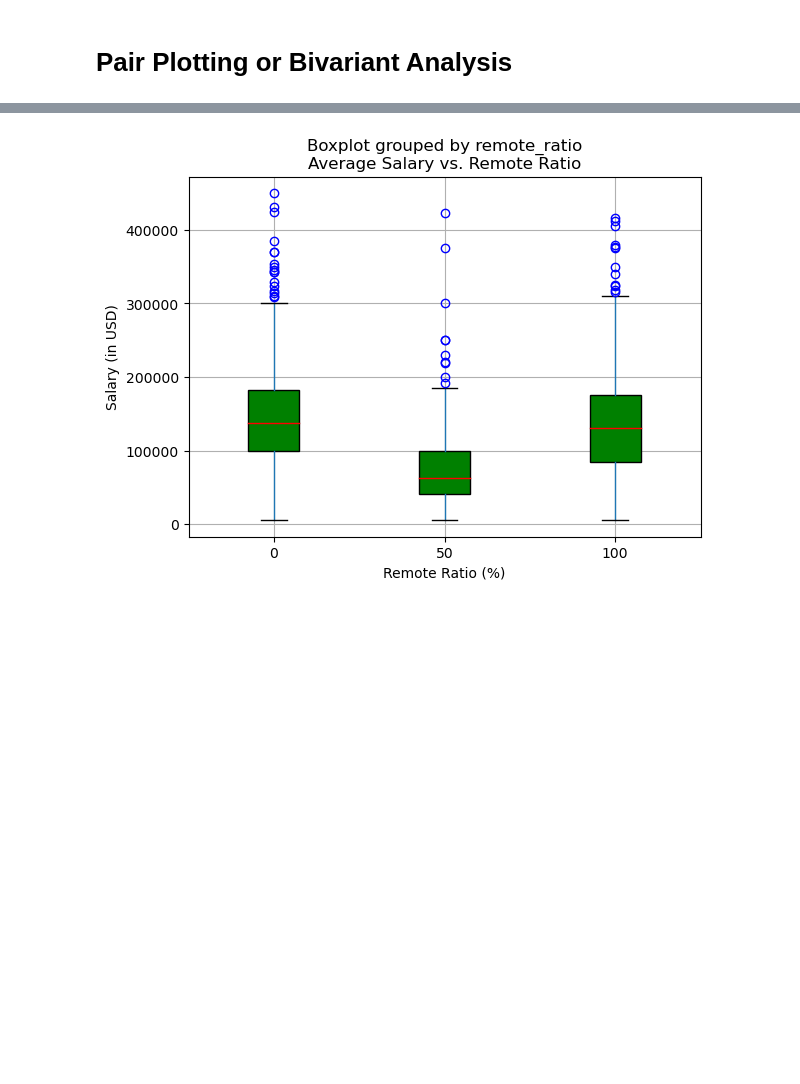
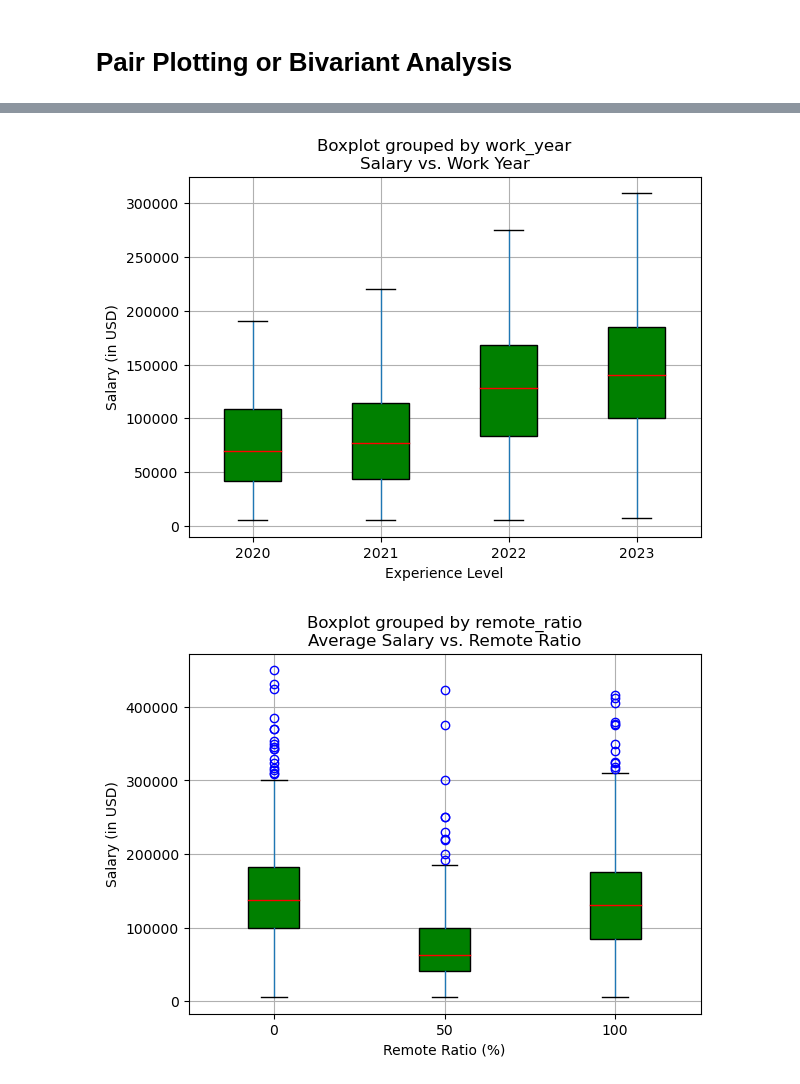
Before and after one commit to garimac12/project_acai, a Jupyter notebook: Project_NN.ipynb, the cells around one changed output, grey strips where cells are left out. Cells and saved outputs as stored; diff of their text form; code cells hidden in the pictures; blank space fills up the shorter version.

Commit message:
Add files via upload
Making the outliers removed and uploading the file

```diff
--- a/Project_NN.ipynb
+++ b/Project_NN.ipynb
@@ -122,3 +198,30 @@ plt.show()
+# %%
+# Removing outliers in salary_in_usd for different categories of experience_level: Salary vs. Experience Level
+
+
+df_remove_outlier1=df[(df["salary_in_usd"]<250000)&(df["work_year"]==2020)]
+df_remove_outlier2=df[(df["salary_in_usd"]<225000)&(df["work_year"]==2021)]
+df_remove_outlier3=df[(df["salary_in_usd"]<295000)&(df["work_year"]==2022)]
+df_remove_outlier4=df[(df["salary_in_usd"]<310000)&(df["work_year"]==2023)]
+# dataframes = [df_remove_outlier1,df_remove_outlier2, df_remove_outlier3, df_remove_outlier4]
+dataframes = [df_remove_outlier1,df_remove_outlier2, df_remove_outlier3, df_remove_outlier4]
+final_df_remove_outlier = pd.concat(dataframes)  #pd.concat(dataframes)
+pd.set_option('display.max_rows', None)
+#final_df_remove_outlier
+# %%
+a="blue"
+b="red"
+c="green"
+final_df_remove_outlier.boxplot(column=["salary_in_usd"], by=["work_year"], patch_artist=True, boxprops=dict(facecolor=c), flierprops=dict(color=a, markeredgecolor=a), medianprops=dict(color=b))
+plt.title('Salary vs. Work Year')
+plt.xlabel('Experience Level')
+plt.ylabel('Salary (in USD)')
+
+# Saving Plot to output_data_NN
+plt.savefig("output_data_NN/Fig3_salary_workyear_nooutliers.png")
+plt.show()
+# %% [output]
+[figure, added]
 # %%
 # Salary vs. Experience Level
 a="blue"
```
Also changed, not shown: parts of 16 cells of this notebook.
